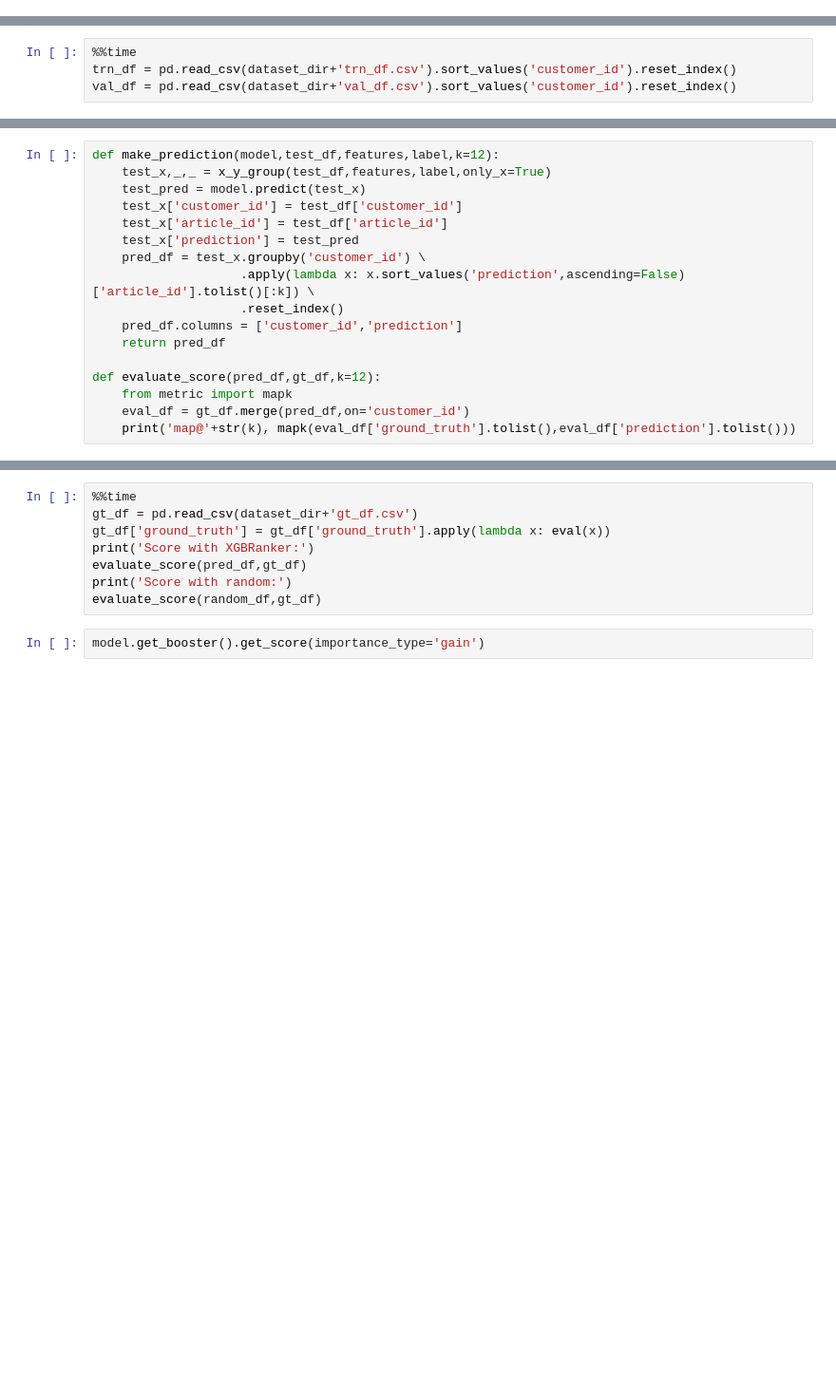
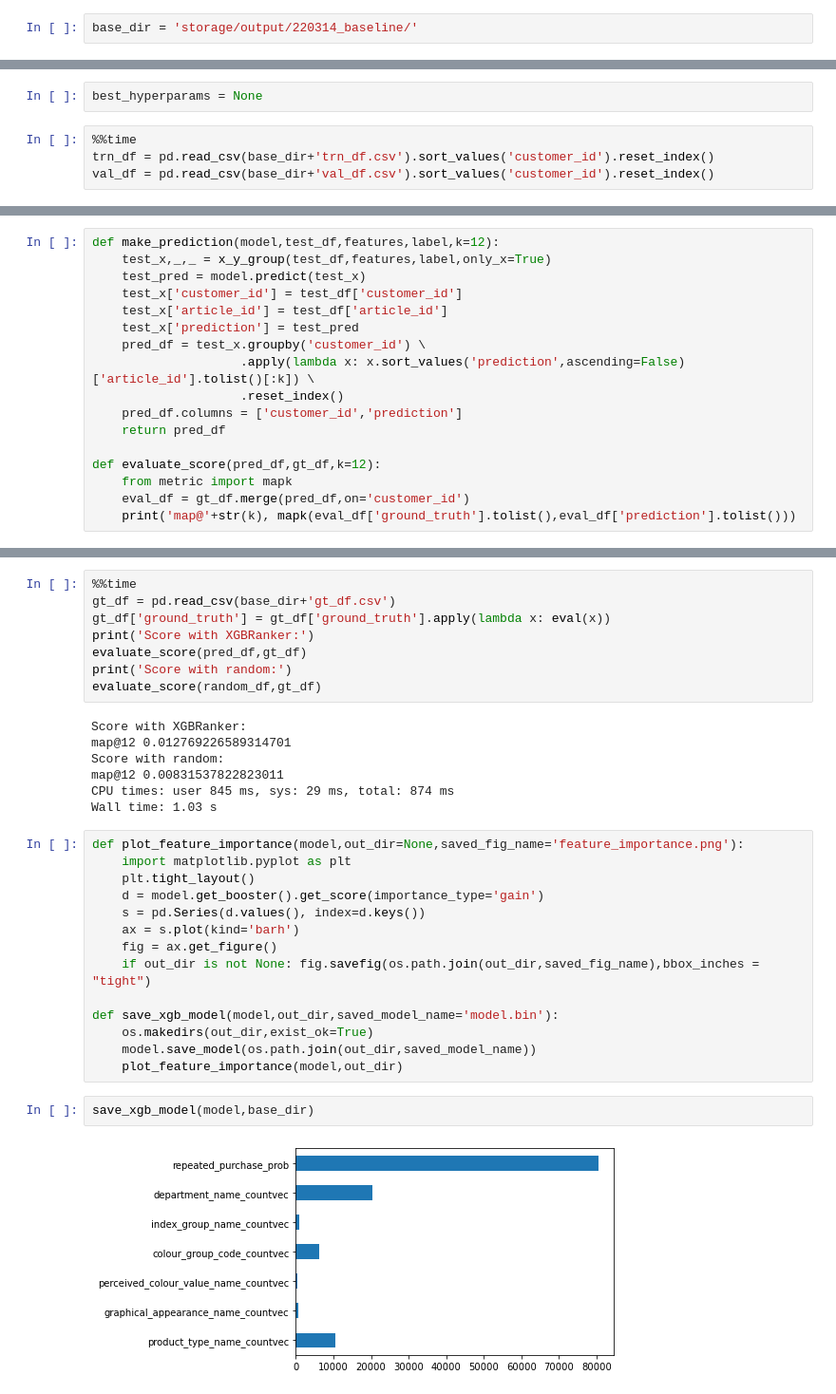
Before and after one commit to lucien1011/kaggle-h-and-m, a Jupyter notebook: xgbranker.ipynb, the cells around one changed output, grey strips where cells are left out. Shown at 95% size. Saved outputs shown, nothing was run; the diff lists cells and outputs as text; blank space fills up the shorter version.

```diff
--- a/xgbranker.ipynb
+++ b/xgbranker.ipynb
@@ -5,4 +6,6 @@ import xgboost as xgb
 # %%
 import sys
 sys.path.append('/home/kinho.lo/.local/lib/python3.9/site-packages/')
+# %%
+base_dir = 'storage/output/220314_baseline/'
 # %%
@@ -18,6 +20,8 @@ best_hyperparams = {
 }
+# %%
+best_hyperparams = None
 # %%
 %%time
-trn_df = pd.read_csv(dataset_dir+'trn_df.csv').sort_values('customer_id').reset_index()
-val_df = pd.read_csv(dataset_dir+'val_df.csv').sort_values('customer_id').reset_index()
+trn_df = pd.read_csv(base_dir+'trn_df.csv').sort_values('customer_id').reset_index()
+val_df = pd.read_csv(base_dir+'val_df.csv').sort_values('customer_id').reset_index()
 # %% [output]
@@ -160,10 +196,33 @@ random_df = test_df.groupby('customer_id')['article_id'] \
 # %%
 %%time
-gt_df = pd.read_csv(dataset_dir+'gt_df.csv')
+gt_df = pd.read_csv(base_dir+'gt_df.csv')
 gt_df['ground_truth'] = gt_df['ground_truth'].apply(lambda x: eval(x))
 print('Score with XGBRanker:')
 evaluate_score(pred_df,gt_df)
 print('Score with random:')
 evaluate_score(random_df,gt_df)
+# %% [output]
+Score with XGBRanker:
+map@12 0.012769226589314701
+Score with random:
+map@12 0.00831537822823011
+CPU times: user 845 ms, sys: 29 ms, total: 874 ms
+Wall time: 1.03 s
-# %%
-model.get_booster().get_score(importance_type='gain')
+# %%
+def plot_feature_importance(model,out_dir=None,saved_fig_name='feature_importance.png'):
+    import matplotlib.pyplot as plt
+    plt.tight_layout()
+    d = model.get_booster().get_score(importance_type='gain')
+    s = pd.Series(d.values(), index=d.keys())
+    ax = s.plot(kind='barh')
+    fig = ax.get_figure()
+    if out_dir is not None: fig.savefig(os.path.join(out_dir,saved_fig_name),bbox_inches = "tight")
+
+def save_xgb_model(model,out_dir,saved_model_name='model.bin'):
+    os.makedirs(out_dir,exist_ok=True)
+    model.save_model(os.path.join(out_dir,saved_model_name))
+    plot_feature_importance(model,out_dir)
+# %%
+save_xgb_model(model,base_dir)
+# %% [output]
+[figure, added]
```
Also changed, not shown: parts of 9 cells of this notebook, 10 other files.
